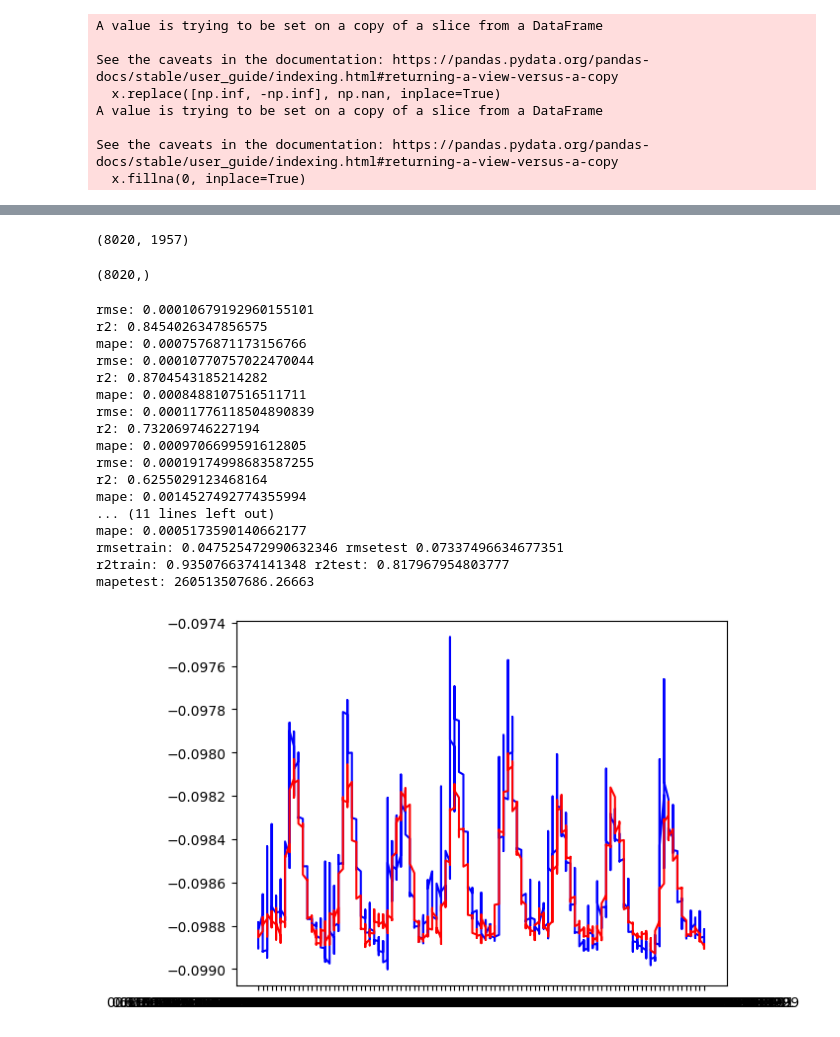
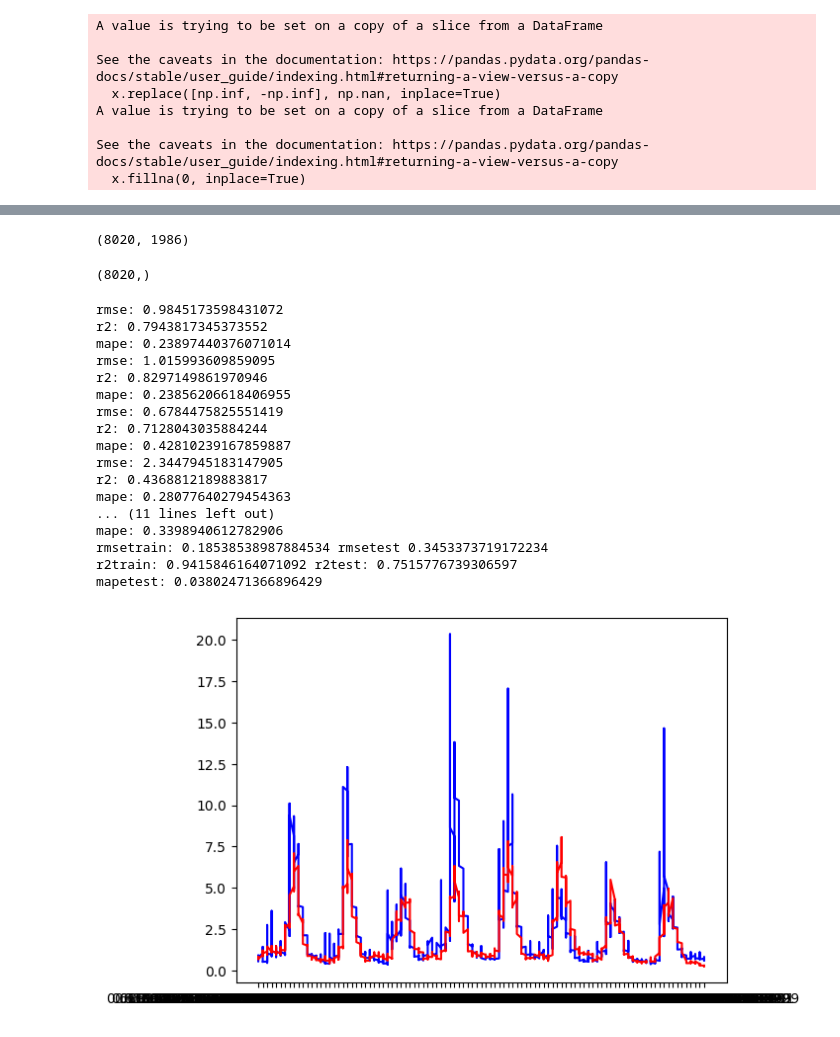
Before and after one commit to homa-abedin/Dams, a Jupyter notebook: dams-teh.ipynb, the cells around one changed output, grey strips where cells are left out. Saved outputs shown, nothing was run; the diff lists cells and outputs as text; code cells hidden in the pictures.

```diff
--- a/dams-teh.ipynb
+++ b/dams-teh.ipynb
@@ -201,6 +206,8 @@ train_rmse= []
 test_r2 = []
 train_r2=[]
 test_mape=[]
+LGB_predictions = pd.DataFrame(columns=['predictLGB'])
+TestSet=pd.DataFrame(columns=['Test'])
 i=0
 for train_index, test_index in tscv.split(x):
 
@@ -210,12 +217,14 @@ for train_index, test_index in tscv.split(x):
     print (train_index.min(),train_index.max())
     print (test_index.min(),test_index.max())
     if i>=13:
-        lgb = lightgbm.LGBMRegressor( n_estimators=10000, num_leaves=31, learning_rate=0.07, colsample_bytree=0.85,verbose=0)
+        lgb = lightgbm.LGBMRegressor( n_estimators=10000, num_leaves=31, learning_rate=0.05, colsample_bytree=0.85,verbose=0)
 
         lgb.fit(X_train, Y_train,sample_weight=X_train['std_TotalAbBarfVBaran_in'], eval_set=(X_test,Y_test),callbacks=([early_stopping(stopping_rounds=40)]))
 
         test_predict = lgb.predict(X_test, num_iteration=lgb.best_iteration_)
         train_predict = lgb.predict(X_train, num_iteration=lgb.best_iteration_)
+        Y_test= (np.exp(Y_test)-100)/1000
+        test_predict= (np.exp(test_predict)-100)/1000
 
         test_rmse.append ( np.sqrt(mean_squared_error(Y_test, test_predict)))
         train_rmse.append ( np.sqrt(mean_squared_error(Y_train, train_predict)))
@@ -223,8 +232,12 @@ for train_index, test_index in tscv.split(x):
         test_r2 .append ( r2_score(Y_test, test_predict))
         train_r2 .append ( r2_score(Y_train, train_predict))
         test_mape.append (mean_absolute_percentage_error(Y_test, test_predict))
-        Y_test= (np.exp(Y_test)-100)/1000
-        test_predict= (np.exp(test_predict)-100)/1000
+        df_temp = pd.DataFrame({'predictLGB': test_predict})
+        test_temp = pd.DataFrame({'Test': Y_test})
+        # استفاده از pd.concat برای اضافه کردن پیش‌بینی‌ها به دیتافریم اصلی
+        LGB_predictions= pd.concat([LGB_predictions, df_temp], ignore_index=True)
+        TestSet= pd.concat([TestSet, test_temp], ignore_index=True)
+
         plt.plot( X_test['Year'].astype(str) + X_test['month'].astype(str) ,Y_test, color='blue')
         plt.plot( X_test['Year'].astype(str) + X_test['month'].astype(str) ,test_predict, color='red')
         print ('rmse:',np.sqrt(mean_squared_error(Y_test, test_predict)))
@@ -285,7 +332,14 @@ df.shape
 # %%
 df.replace([np.inf, -np.inf], np.nan, inplace=True)
 df.fillna(0, inplace=True)
+# %%
+target=df['Total_in'].shift(horizon)
+y=target
+
+#x = scaled_df. drop(columns =[ target ],axis=1)#,'index'
+# %%
+x=df.drop(columns=['Total_in'], axis=1)
 # %%
 scaler = MinMaxScaler(feature_range=(0, 1))
-scaled_data = scaler.fit_transform(df)
-scaled_df = pd.DataFrame(scaled_data, columns=df.columns)
+scaled_data = scaler.fit_transform(x)
+scaled_df = pd.DataFrame(scaled_data, columns=x.columns)
@@ -297,7 +348,7 @@ x=scaled_df[:horizon]
 # %%
 x.shape
 # %% [output]
-(8020, 1957)
+(8020, 1986)
 # %%
 y.dropna(inplace=True)
 # %%
@@ -311,56 +362,58 @@ train_rmse= []
 test_r2 = []
 train_r2=[]
 test_mape=[]
+predictMLP=[]
 i=0
 for train_index, test_index in tscv.split(x):
     i+=1
     X_train, X_test = x.iloc[train_index], x.iloc[test_index]
     Y_train, Y_test = y.iloc[train_index], y.iloc[test_index]
     if i>=13:
 
         mlp = MLPRegressor(hidden_layer_sizes=(300,100), activation='relu', solver='adam', max_iter=200,learning_rate='constant', early_stopping=True,alpha=  0.05)
 
         mlp.fit(X_train, Y_train )
 
         test_predict = mlp.predict(X_test)
         train_predict = mlp.predict(X_train)
 
         test_rmse.append ( np.sqrt(mean_squared_error(Y_test, test_predict)))
         train_rmse.append ( np.sqrt(mean_squared_error(Y_train, train_predict)))
 
         test_r2 .append ( r2_score(Y_test, test_predict))
         train_r2 .append ( r2_score(Y_train, train_predict))
         test_mape.append (mean_absolute_percentage_error(Y_test, test_predict))
         Y_test= (np.exp(Y_test)-100)/1000
         test_predict= (np.exp(test_predict)-100)/1000
+        predictMLP.append ( test_predict)
         plt.plot( X_test['Year'].astype(str) + X_test['month'].astype(str) ,Y_test, color='blue')
         plt.plot( X_test['Year'].astype(str) + X_test['month'].astype(str) ,test_predict, color='red')
         print ('rmse:',np.sqrt(mean_squared_error(Y_test, test_predict)))
         print ('r2:', r2_score(Y_test, test_predict))
         print ('mape:', mean_absolute_percentage_error(Y_test, test_predict))
 
 print("rmsetrain:",np.mean(train_rmse),"rmsetest",np.mean(test_rmse))
 print ("r2train:",np.mean(train_r2),'r2test:',np.mean(test_r2) )
 print ('mapetest:',np.mean(test_mape))
 # %% [output]
-rmse: 0.00010679192960155101
-r2: 0.8454026347856575
-mape: 0.0007576871173156766
-rmse: 0.00010770757022470044
-r2: 0.8704543185214282
-mape: 0.0008488107516511711
-rmse: 0.00011776118504890839
-r2: 0.732069746227194
-mape: 0.0009706699591612805
-rmse: 0.00019174998683587255
-r2: 0.6255029123468164
-mape: 0.0014527492774355994
+rmse: 0.9845173598431072
+r2: 0.7943817345373552
+mape: 0.23897440376071014
+rmse: 1.015993609859095
+r2: 0.8297149861970946
+mape: 0.23856206618406955
+rmse: 0.6784475825551419
+r2: 0.7128043035884244
+mape: 0.42810239167859887
+rmse: 2.3447945183147905
+r2: 0.4368812189883817
+mape: 0.28077640279454363
 ... (11 lines left out)
-mape: 0.0005173590140662177
-rmsetrain: 0.047525472990632346 rmsetest 0.07337496634677351
-r2train: 0.9350766374141348 r2test: 0.817967954803777
-mapetest: 260513507686.26663
+mape: 0.3398940612782906
+rmsetrain: 0.18538538987884534 rmsetest 0.3453373719172234
+r2train: 0.9415846164071092 r2test: 0.7515776739306597
+mapetest: 0.03802471366896429
-[figure, old version]
+[figure, new version]
 # %%
 scv = TimeSeriesSplit(n_splits = 20)
 test_rmse = []
```
Also changed, not shown: parts of 21 cells of this notebook.
